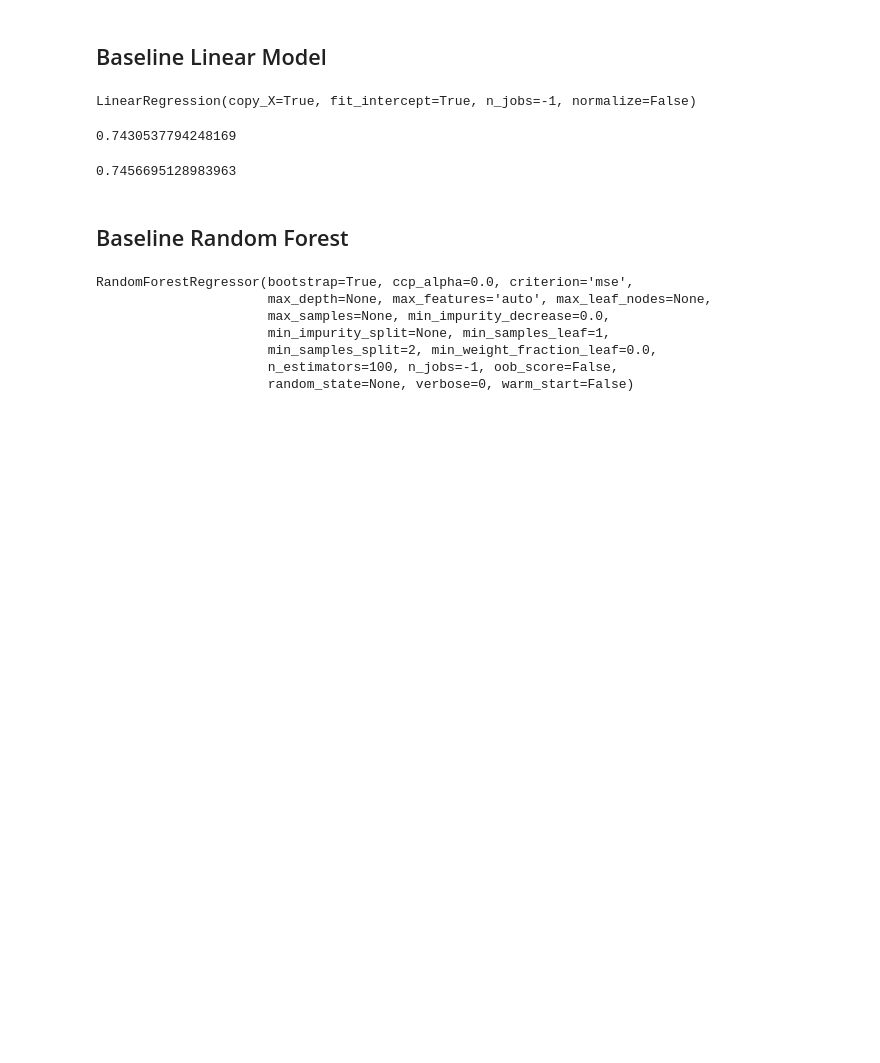
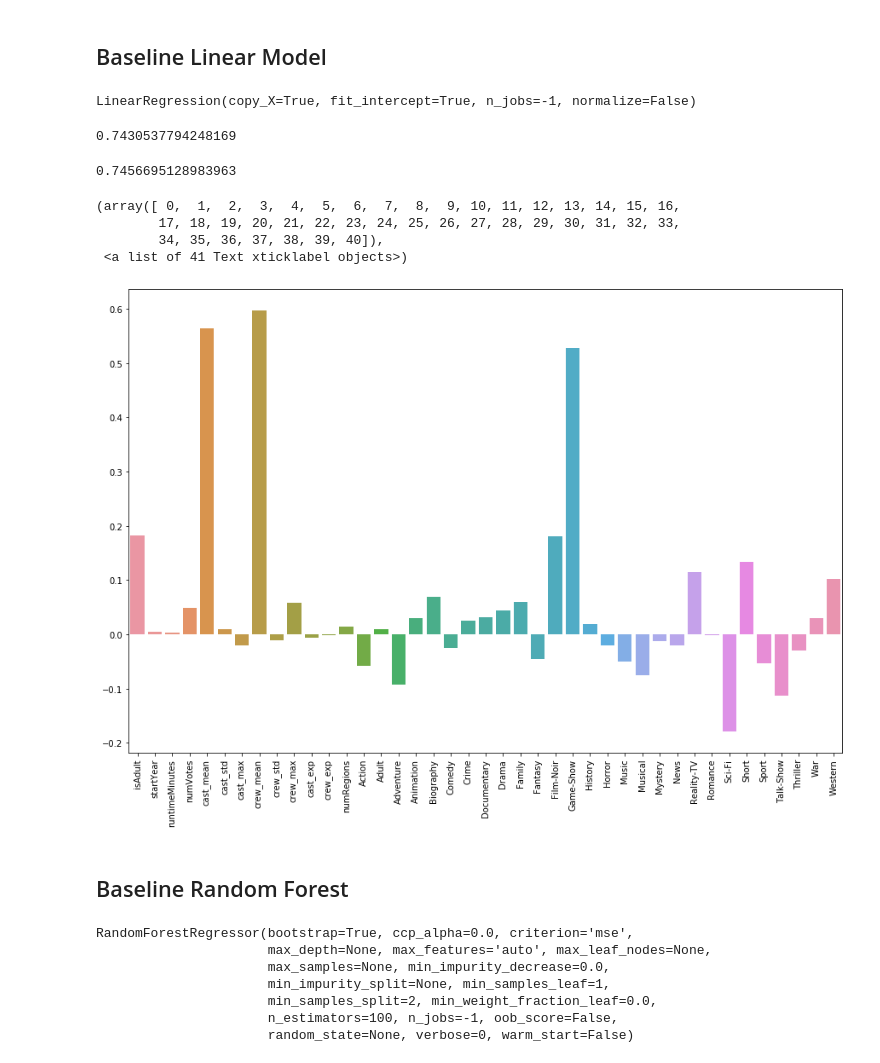
Before and after one commit to tanmaygadgil/imdb-analysis, a Jupyter notebook: Modeling.ipynb, the cells around one changed output. Cells and saved outputs as stored; diff of their text form; code cells hidden in the pictures; blank space fills up the shorter version.

```diff
--- a/Modeling.ipynb
+++ b/Modeling.ipynb
@@ -132,6 +125,8 @@ train_cols = ['isAdult', 'startYear', 'runtimeMinutes', 'numVotes',
        'Horror', 'Music', 'Musical', 'Mystery', 'News', 'Reality-TV',
        'Romance', 'Sci-Fi', 'Short', 'Sport', 'Talk-Show', 'Thriller', 'War',
        'Western']
+# %%
+X = data_scaled[train_cols].values
 # %%
 y = data[label]
 # %%
@@ -167,6 +162,16 @@ lr.score(X_train, y_train)
 lr.score(X_test, y_test)
 # %% [output]
 0.7456695128983963
+# %%
+plt.figure(figsize = (15,10))
+sns.barplot(x = train_cols, y = lr.coef_, )
+plt.xticks(rotation=90)
+# %% [output]
+(array([ 0,  1,  2,  3,  4,  5,  6,  7,  8,  9, 10, 11, 12, 13, 14, 15, 16,
+        17, 18, 19, 20, 21, 22, 23, 24, 25, 26, 27, 28, 29, 30, 31, 32, 33,
+        34, 35, 36, 37, 38, 39, 40]),
+ <a list of 41 Text xticklabel objects>)
+[figure, added]
 # %% [markdown]
 ## Baseline Random Forest
 # %%
```
Also changed, not shown: parts of 16 cells of this notebook, 2 other files.
